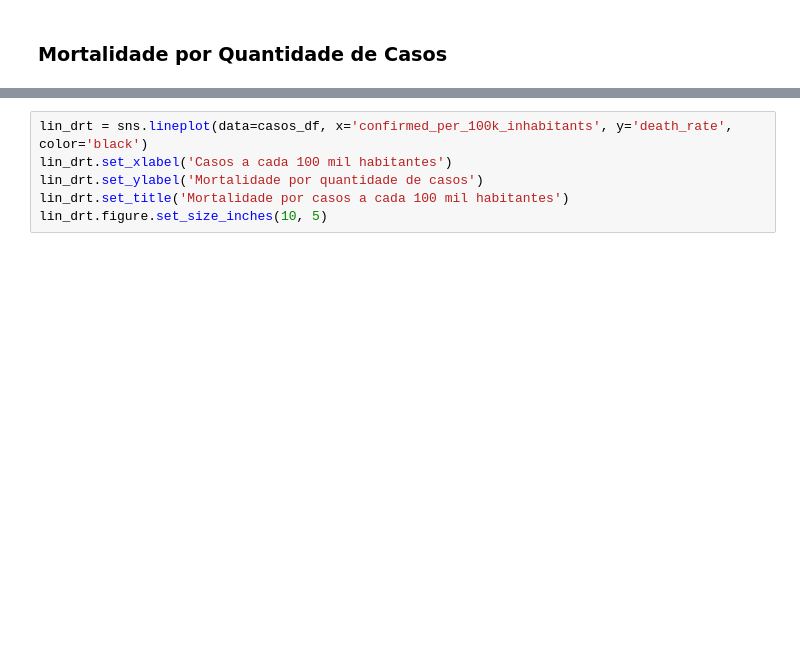
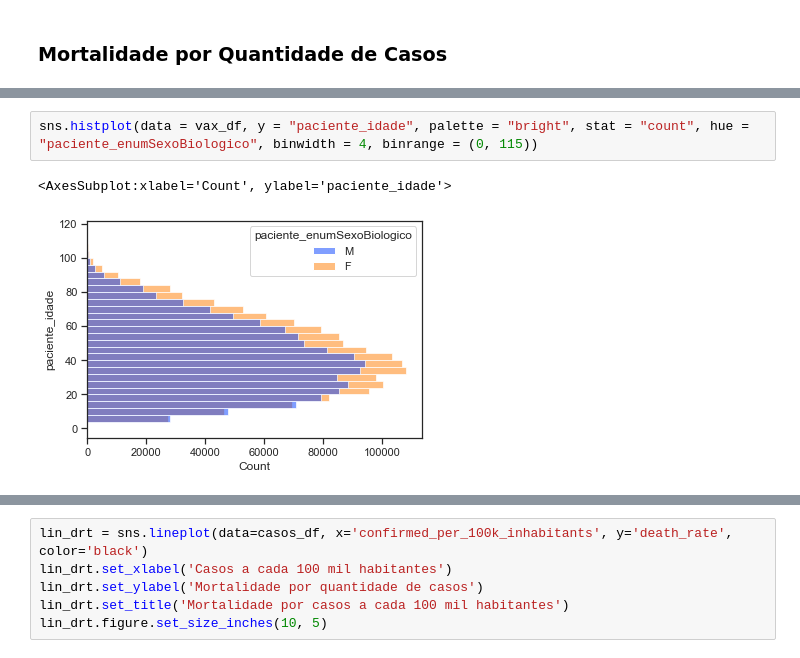
Before and after one commit to maxbarbosa/data-science-final-project, a Jupyter notebook: graphs.ipynb, the cells around one changed output, grey strips where cells are left out. Saved outputs shown, nothing was run; the diff lists cells and outputs as text; blank space fills up the shorter version.

```diff
--- a/graphs.ipynb
+++ b/graphs.ipynb
@@ -108,0 +113,5 @@ sns.violinplot(data = vax_df, y = "paciente_idade", palette="muted", hue = "paci
+# %%
+sns.histplot(data = vax_df, y = "paciente_idade", palette = "bright", stat = "count", hue = "paciente_enumSexoBiologico", binwidth = 4, binrange = (0, 115))
+# %% [output]
+<AxesSubplot:xlabel='Count', ylabel='paciente_idade'>
+[figure, added]
```
Also changed, not shown: parts of 6 cells of this notebook.
